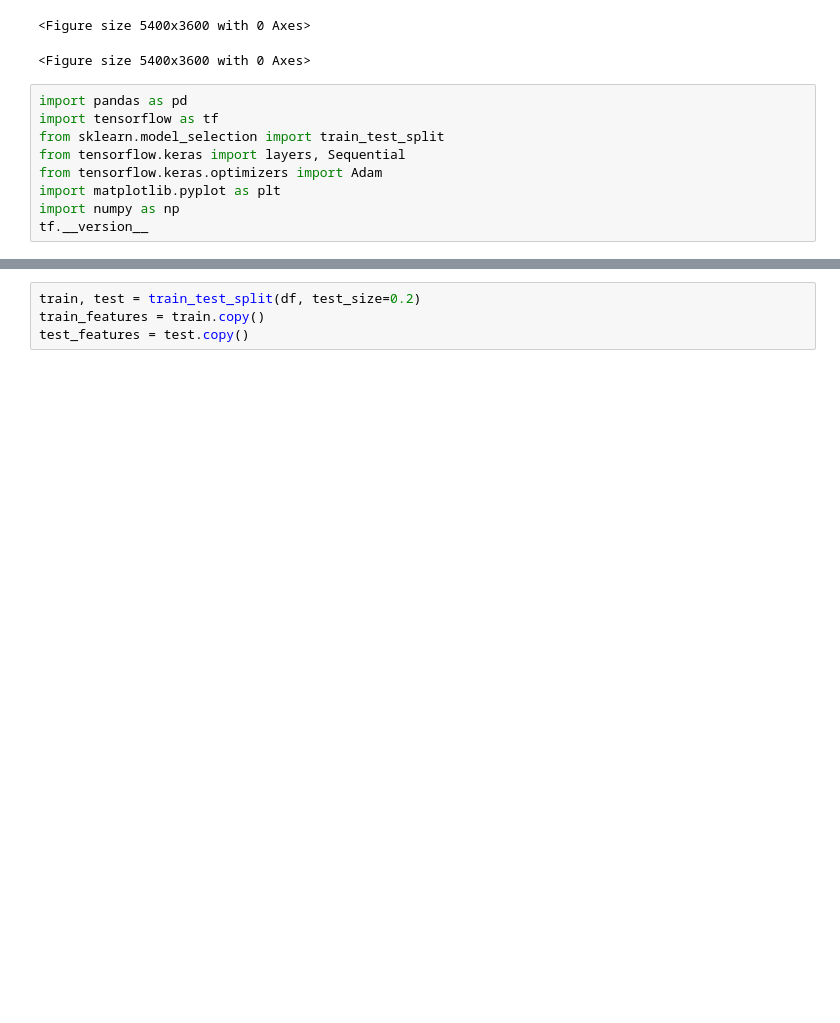
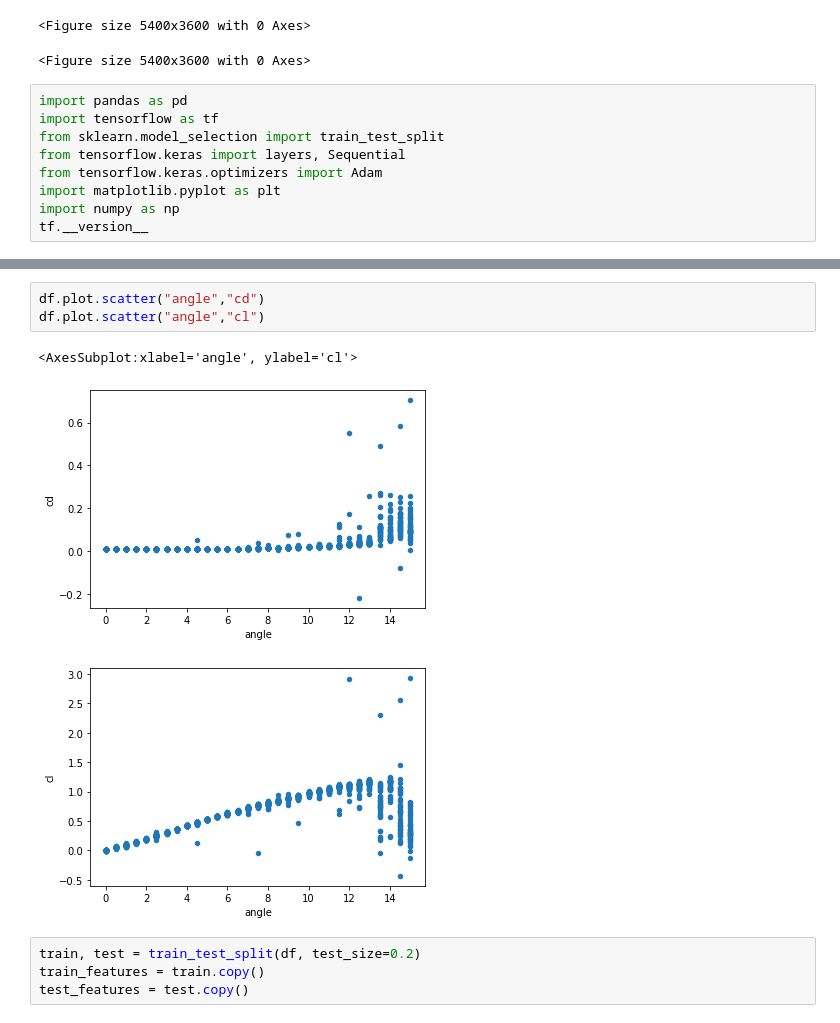
Before and after one commit to sinanh/flowAroundTriangles, a Jupyter notebook: training.ipynb, the cells around one changed output, grey strips where cells are left out. Cells and saved outputs as stored; diff of their text form; blank space fills up the shorter version.

```diff
--- a/training.ipynb
+++ b/training.ipynb
@@ -40,3 +40,10 @@ df.plot.scatter("u","cl")
+# %%
+df.plot.scatter("angle","cd")
+df.plot.scatter("angle","cl")
+# %% [output]
+<AxesSubplot:xlabel='angle', ylabel='cl'>
+[figure, added]
+[figure, added]
 # %%
 train, test = train_test_split(df, test_size=0.2)
 train_features = train.copy()
```
Also changed, not shown: parts of 16 cells of this notebook, 8 other files.
